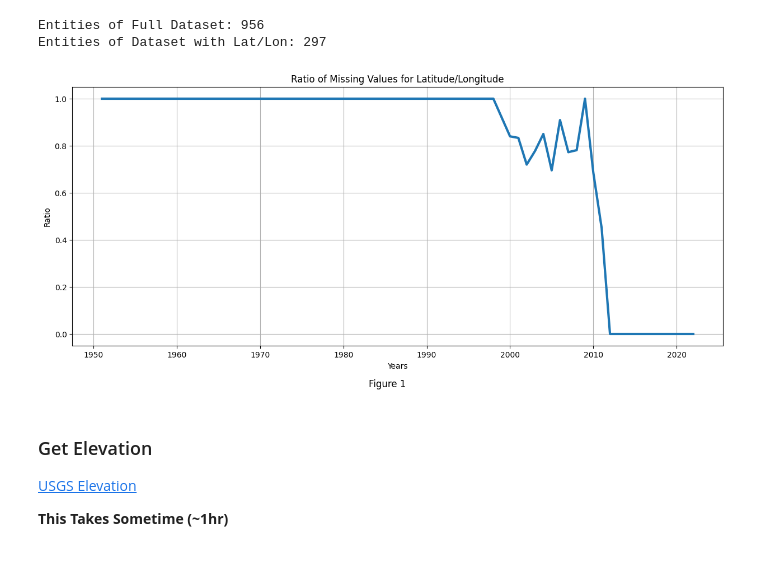
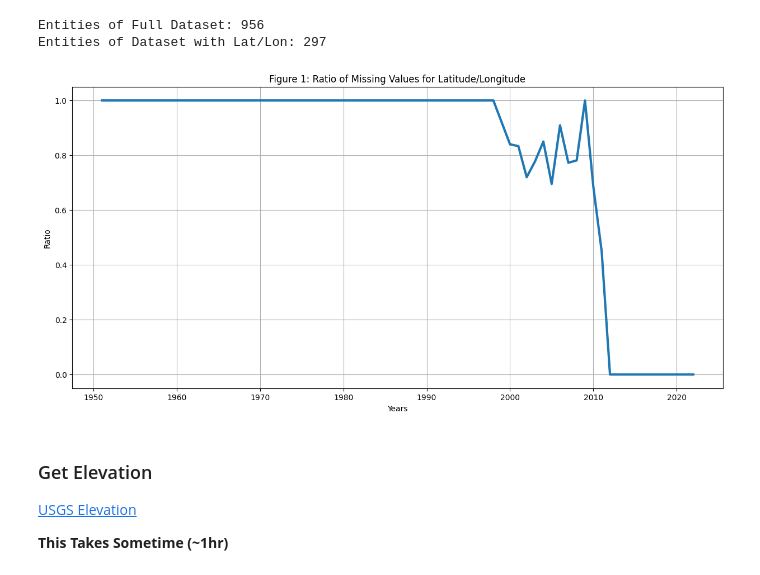
Before and after one commit to IMadeThisAccountForSchool/avalanche4447, a Jupyter notebook: proj_4447.ipynb, the cells around one changed output. Drawn from its saved outputs; the diff is of its cells as text; code cells hidden in the pictures.

```diff
--- a/proj_4447.ipynb
+++ b/proj_4447.ipynb
@@ -28,21 +28,20 @@ Entities of Dataset with Lat/Lon: 297
 # %%
 ydf = df.groupby('YYYY')['lat']
 years = []
 nulls = []
 for y,d in ydf:
   years.append(y)
   nulls.append(sum(d == 0.0)/len(d))
 
-plt.figure(figsize=(15,6))
+plt.figure(figsize=(15,7))
 plt.plot(years,nulls,lw=3)
-plt.title('Ratio of Missing Values for Latitude/Longitude')
-plt.suptitle('Figure 1',y=0.01)
+plt.title('Figure 1: Ratio of Missing Values for Latitude/Longitude')
 plt.xlabel('Years')
 plt.ylabel('Ratio')
 plt.grid()
 plt.savefig('./data/missing_data.png')
 # %% [output]
-[figure, old version]
+[figure, new version]
 # %% [markdown]
 ### Get Elevation
 [USGS Elevation](https://apps.nationalmap.gov/epqs/)
```
Also changed, not shown: 2 other files.
